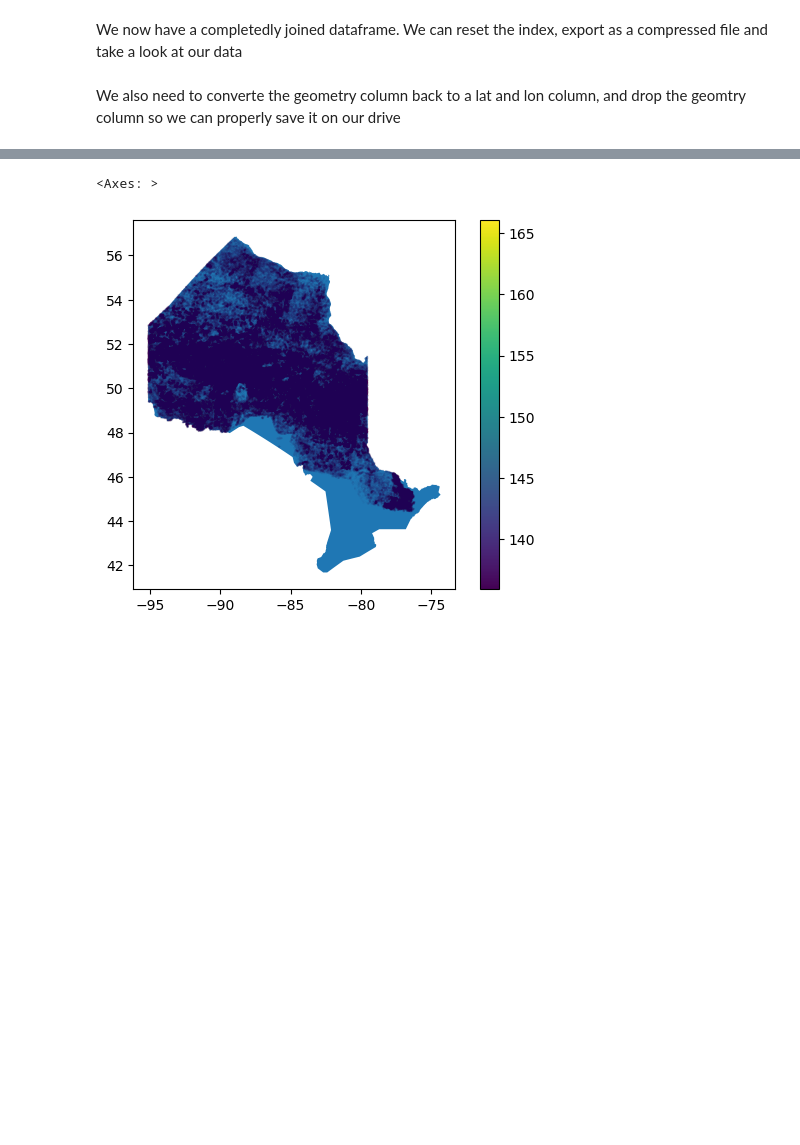
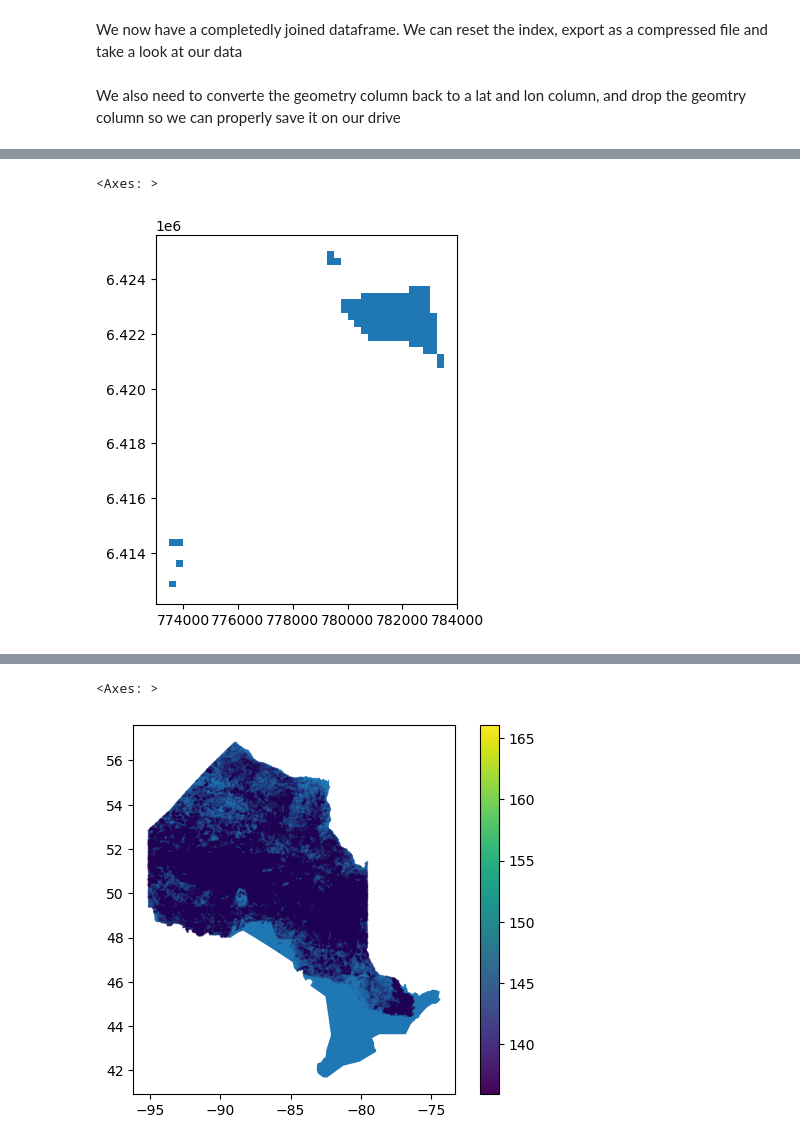
Before and after one commit to AntoinePepin6/Ontario-Geographers-Project, a Jupyter notebook: Forest Data 2 Create DataFrames.ipynb, the cells around one changed output, grey strips where cells are left out. Cells and saved outputs as stored; diff of their text form; code cells hidden in the pictures; blank space fills up the shorter version.

```diff
--- a/Forest Data 2 Create DataFrames.ipynb
+++ b/Forest Data 2 Create DataFrames.ipynb
@@ -661,0 +671,9 @@ ON_joined = ON_joined.drop(columns='geometry')
+# %%
+CRS = 'PROJCS["NAD_1983_Canada_Lambert",GEOGCS["NAD83",DATUM["North_American_Datum_1983",SPHEROID["GRS 1980",6378137,298.257222101004,AUTHORITY["EPSG","7019"]],AUTHORITY["EPSG","6269"]],PRIMEM["Greenwich",0],UNIT["degree",0.0174532925199433,AUTHORITY["EPSG","9122"]],AUTHORITY["EPSG","4269"]],PROJECTION["Lambert_Conformal_Conic_2SP"],PARAMETER["latitude_of_origin",0],PARAMETER["central_meridian",-95],PARAMETER["standard_parallel_1",49],PARAMETER["standard_parallel_2",77],PARAMETER["false_easting",0],PARAMETER["false_northing",0],UNIT["metre",1,AUTHORITY["EPSG","9001"]],AXIS["Easting",EAST],AXIS["Northing",NORTH]]'
+# %%
+ON_joined.drop(columns=['geometry'],inplace=True)
+# %%
+ON_joined_gdf = gpd.GeoDataFrame(ON_joined,geometry=gpd.points_from_xy(ON_joined.lon,ON_joined.lat),crs=4269)
+# %%
+ON_joined_gdf = ON_joined_gdf.to_crs(CRS)
+ON_joined_gdf.head()
@@ -661,0 +704,5 @@ ON_joined = ON_joined.drop(columns='geometry')
+# %%
+ON_joined_gdf.head(100).buffer(125,cap_style=3).plot()
+# %% [output]
+<Axes: >
+[figure, added]
```
Also changed, not shown: parts of 41 cells of this notebook, 1 other file.
